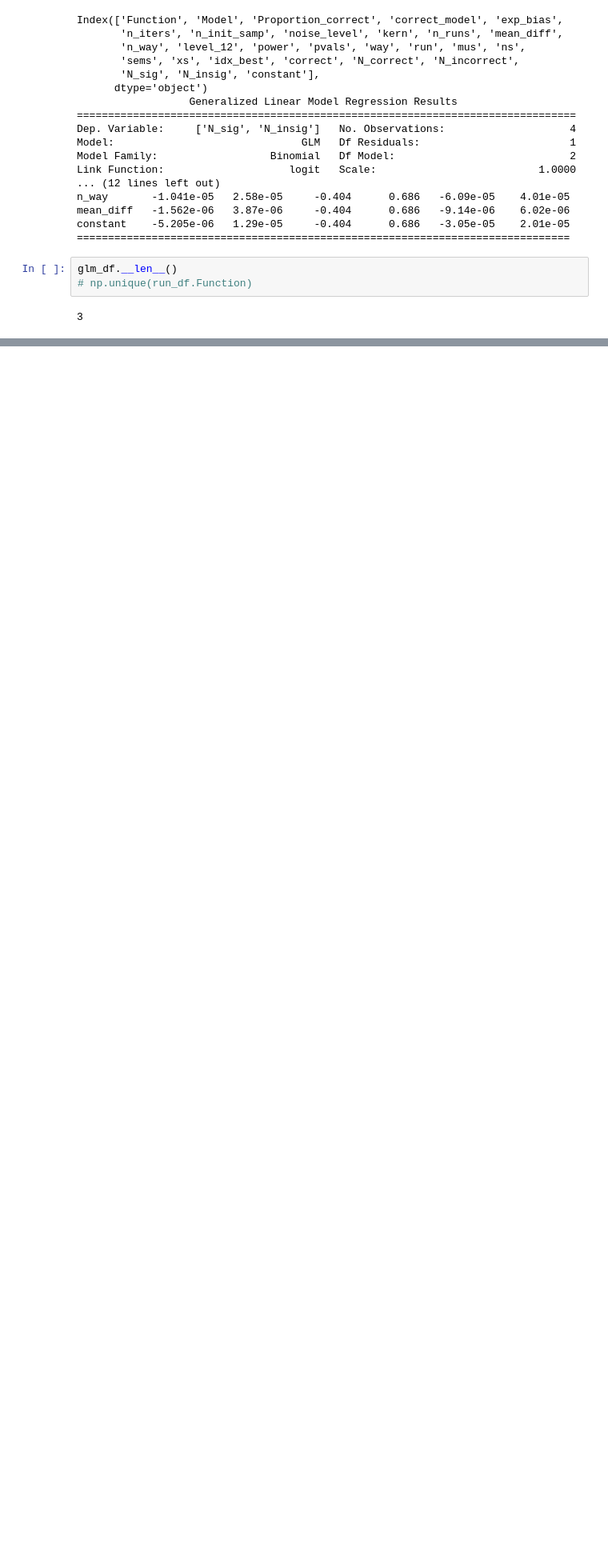
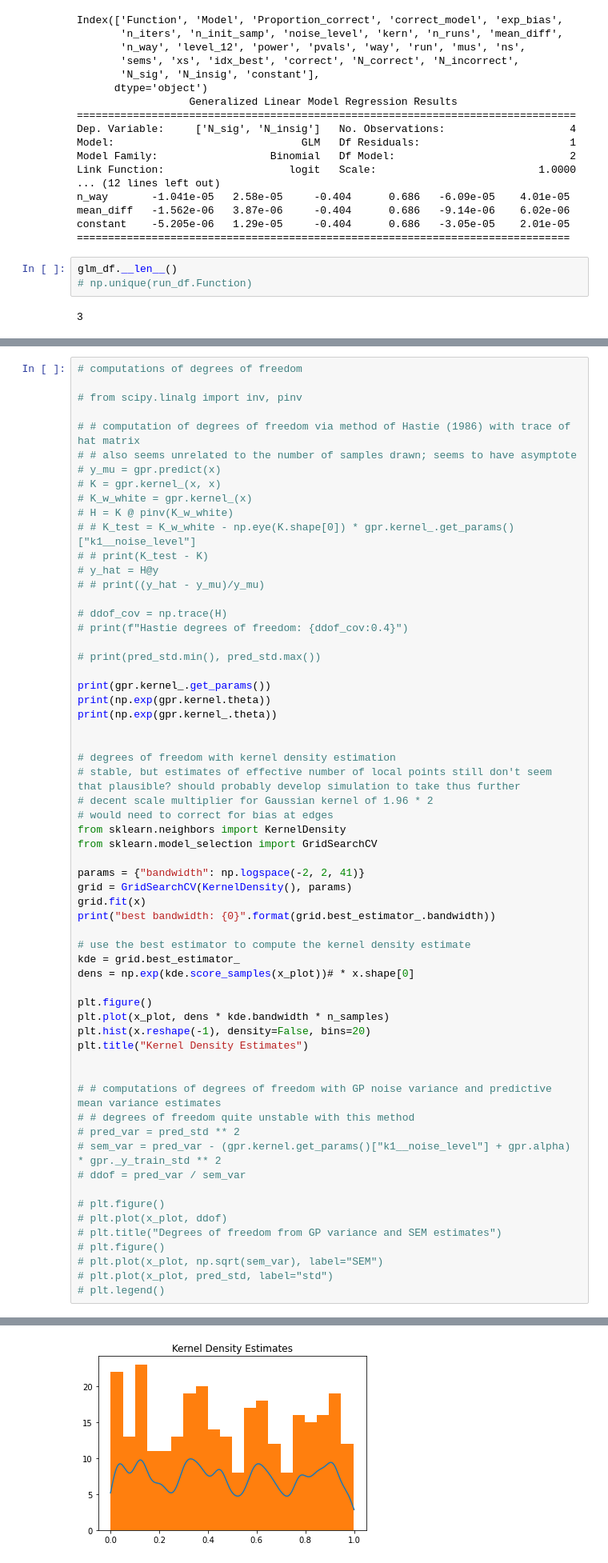
Before and after one commit to pennmem/BayesGPc, a Jupyter notebook: BO_test_analyses.ipynb, the cells around one changed output, grey strips where cells are left out. Shown at 80% size. Saved outputs shown, nothing was run; the diff lists cells and outputs as text; blank space fills up the shorter version.

```diff
--- a/BO_test_analyses.ipynb
+++ b/BO_test_analyses.ipynb
@@ -501,0 +547,62 @@ plt.show()
+# %%
+# computations of degrees of freedom
+
+# from scipy.linalg import inv, pinv
+
+# # computation of degrees of freedom via method of Hastie (1986) with trace of hat matrix
+# # also seems unrelated to the number of samples drawn; seems to have asymptote
+# y_mu = gpr.predict(x)
+# K = gpr.kernel_(x, x)
+# K_w_white = gpr.kernel_(x)
+# H = K @ pinv(K_w_white)
+# # K_test = K_w_white - np.eye(K.shape[0]) * gpr.kernel_.get_params()["k1__noise_level"]
+# # print(K_test - K)
+# y_hat = H@y
+# # print((y_hat - y_mu)/y_mu)
+
+# ddof_cov = np.trace(H)
+# print(f"Hastie degrees of freedom: {ddof_cov:0.4}")
+
+# print(pred_std.min(), pred_std.max())
+
+print(gpr.kernel_.get_params())
+print(np.exp(gpr.kernel.theta))
+print(np.exp(gpr.kernel_.theta))
+
+
+# degrees of freedom with kernel density estimation
+# stable, but estimates of effective number of local points still don't seem that plausible? should probably develop simulation to take thus further
+# decent scale multiplier for Gaussian kernel of 1.96 * 2
+# would need to correct for bias at edges
+from sklearn.neighbors import KernelDensity
+from sklearn.model_selection import GridSearchCV
+
+params = {"bandwidth": np.logspace(-2, 2, 41)}
+grid = GridSearchCV(KernelDensity(), params)
+grid.fit(x)
+print("best bandwidth: {0}".format(grid.best_estimator_.bandwidth))
+
+# use the best estimator to compute the kernel density estimate
+kde = grid.best_estimator_
+dens = np.exp(kde.score_samples(x_plot))# * x.shape[0]
+
+plt.figure()
+plt.plot(x_plot, dens * kde.bandwidth * n_samples)
+plt.hist(x.reshape(-1), density=False, bins=20)
+plt.title("Kernel Density Estimates")
+
+
+# # computations of degrees of freedom with GP noise variance and predictive mean variance estimates
+# # degrees of freedom quite unstable with this method
+# pred_var = pred_std ** 2
+# sem_var = pred_var - (gpr.kernel.get_params()["k1__noise_level"] + gpr.alpha) * gpr._y_train_std ** 2
+# ddof = pred_var / sem_var
+
+# plt.figure()
+# plt.plot(x_plot, ddof)
+# plt.title("Degrees of freedom from GP variance and SEM estimates")
+# plt.figure()
+# plt.plot(x_plot, np.sqrt(sem_var), label="SEM")
+# plt.plot(x_plot, pred_std, label="std")
+# plt.legend()
+# %% [output]
@@ -501,0 +614 @@ plt.show()
+[figure, added]
```
Also changed, not shown: parts of 10 cells of this notebook, 4 other files.
